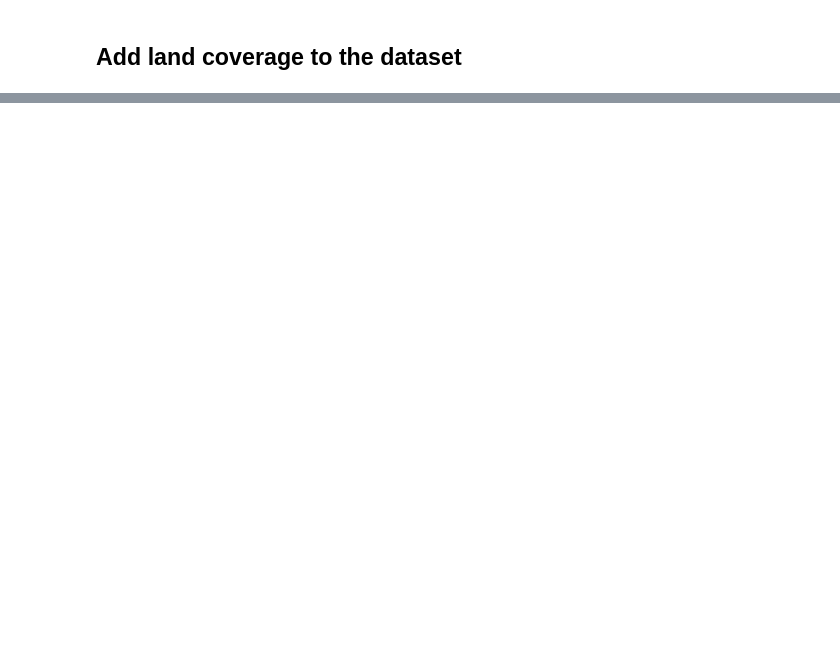
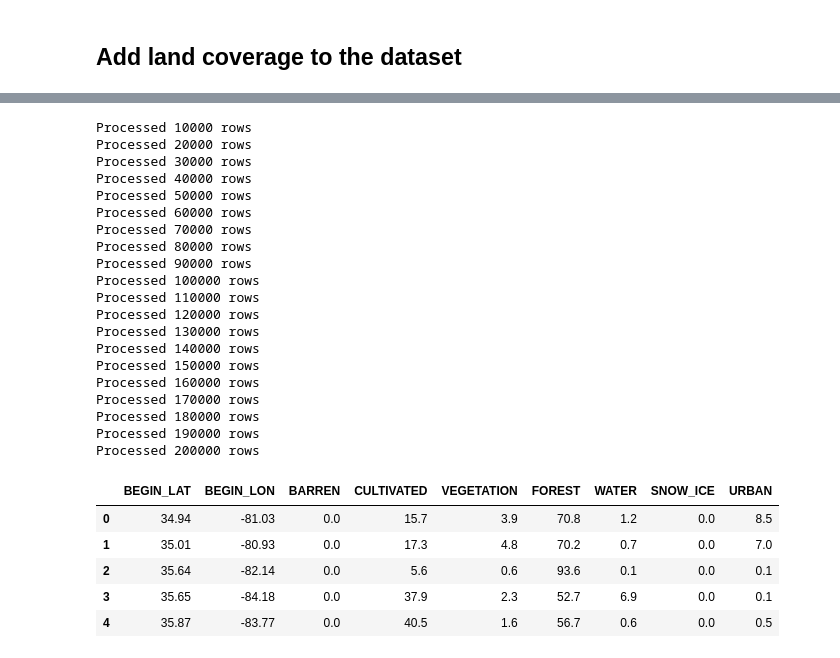
Before and after one commit to mattialodi0/progA3I, a Jupyter notebook: dataset_exploration/GCLC_exploration.ipynb, the cells around one changed output, grey strips where cells are left out. Saved outputs shown, nothing was run; the diff lists cells and outputs as text; code cells hidden in the pictures; blank space fills up the shorter version.

Commit message:
add land coverage feats

```diff
--- a/dataset_exploration/GCLC_exploration.ipynb
+++ b/dataset_exploration/GCLC_exploration.ipynb
@@ -307,0 +358,62 @@ print(features)
+# %%
+i = 0
+# add land coverage cols to df
+for idx, row in df.iterrows():
+    # skip if already computed
+    if not pd.isna(df.at[idx, 'BARREN']) and not pd.isna(df.at[idx, 'CULTIVATED']) and not pd.isna(df.at[idx, 'VEGETATION']) \
+            and not pd.isna(df.at[idx, 'FOREST']) and not pd.isna(df.at[idx, 'WATER']) and not pd.isna(df.at[idx, 'SNOW_ICE']) \
+            and not pd.isna(df.at[idx, 'URBAN']):
+        continue
+
+    lat = row['BEGIN_LAT']
+    lon = row['BEGIN_LON']
+    feats = gclc_features(
+        lat=lat,
+        lon=lon,
+        radius_km=10,
+        gclc_dir=GCLC_DIR,
+        agg="mean"
+    )
+    processed_feats = process_features(feats)
+    for k, v in processed_feats.items():
+        df.at[idx, k] = v
+
+    # add also for any other col with the same coords and nan values, to avoid recomputing for the same location
+    df.loc[((df['BEGIN_LAT'] == lat) & (df['BEGIN_LON'] == lon)) & (df['BARREN'].isna() & df['CULTIVATED'].isna() & df['VEGETATION'].isna() &
+        df['FOREST'].isna() & df['WATER'].isna() & df['SNOW_ICE'].isna() & df['URBAN'].isna()), \
+           ['BARREN', 'CULTIVATED', 'VEGETATION', 'FOREST', 'WATER', 'SNOW_ICE', 'URBAN']] = \
+        [processed_feats['BARREN'], processed_feats['CULTIVATED'], processed_feats['VEGETATION'], processed_feats['FOREST'],
+         processed_feats['WATER'], processed_feats['SNOW_ICE'], processed_feats['URBAN']]
+
+    i += 1
+    if i % 10000 == 0:
+        print(f"Processed {i} rows")
+
+df.head()
+# %% [output]
+Processed 10000 rows
+Processed 20000 rows
+Processed 30000 rows
+Processed 40000 rows
+Processed 50000 rows
+Processed 60000 rows
+Processed 70000 rows
+Processed 80000 rows
+Processed 90000 rows
+Processed 100000 rows
+Processed 110000 rows
+Processed 120000 rows
+Processed 130000 rows
+Processed 140000 rows
+Processed 150000 rows
+Processed 160000 rows
+Processed 170000 rows
+Processed 180000 rows
+Processed 190000 rows
+Processed 200000 rows
+|  | BEGIN_LAT | BEGIN_LON | BARREN | CULTIVATED | VEGETATION | FOREST | WATER | SNOW_ICE | URBAN |
+| 0 | 34.94 | -81.03 | 0.0 | 15.7 | 3.9 | 70.8 | 1.2 | 0.0 | 8.5 |
+| 1 | 35.01 | -80.93 | 0.0 | 17.3 | 4.8 | 70.2 | 0.7 | 0.0 | 7.0 |
+| 2 | 35.64 | -82.14 | 0.0 | 5.6 | 0.6 | 93.6 | 0.1 | 0.0 | 0.1 |
+| 3 | 35.65 | -84.18 | 0.0 | 37.9 | 2.3 | 52.7 | 6.9 | 0.0 | 0.1 |
+| 4 | 35.87 | -83.77 | 0.0 | 40.5 | 1.6 | 56.7 | 0.6 | 0.0 | 0.5 |
```
Also changed, not shown: parts of 10 cells of this notebook.
